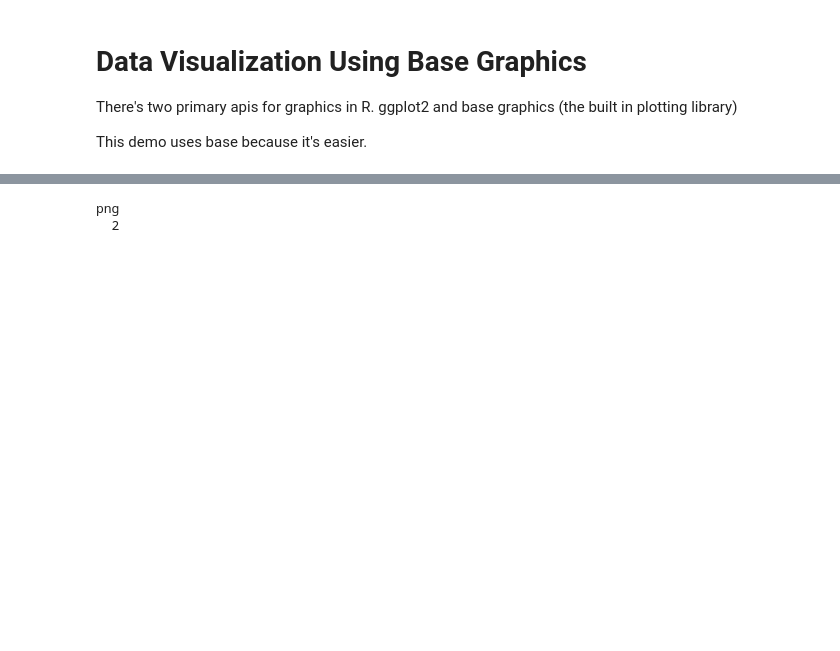
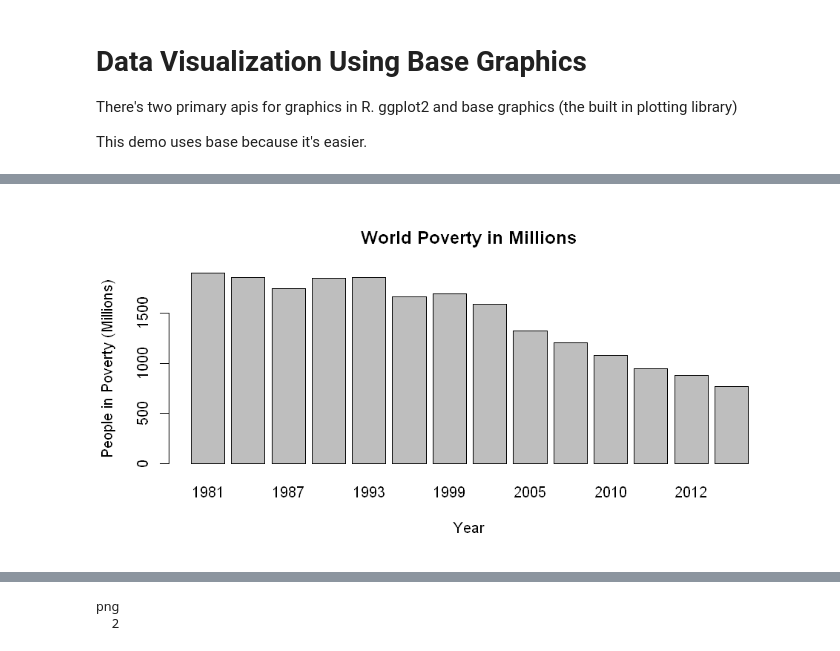
Before and after one commit to DustinEwers/r-talk-demos, a Jupyter notebook: code/r-vs-demos/r-vs-demos/Data Visualization - Base Graphics.ipynb, the cells around one changed output, grey strips where cells are left out. Cells and saved outputs as stored; diff of their text form; code cells hidden in the pictures; blank space fills up the shorter version.

```diff
--- a/code/r-vs-demos/r-vs-demos/Data Visualization - Base Graphics.ipynb
+++ b/code/r-vs-demos/r-vs-demos/Data Visualization - Base Graphics.ipynb
@@ -24,5 +37,9 @@ barplot(povertyDf$Value, names.arg = povertyDf$Year)
 # %%
 # adding in some labels
-barplot(povertyDf$Value, names.arg = povertyDf$Year, main = "World Poverty in Millions", xlab = "Year", ylab = "People in Poverty (Millions)")
+barplot(povertyDf$Value, names.arg = povertyDf$Year,
+        main = "World Poverty in Millions",
+        xlab = "Year", ylab = "People in Poverty (Millions)")
+# %% [output]
+[figure, added]
 # %%
 #lets make things a little prettier using par()
```
Also changed, not shown: parts of 7 cells of this notebook, 5 other files.
